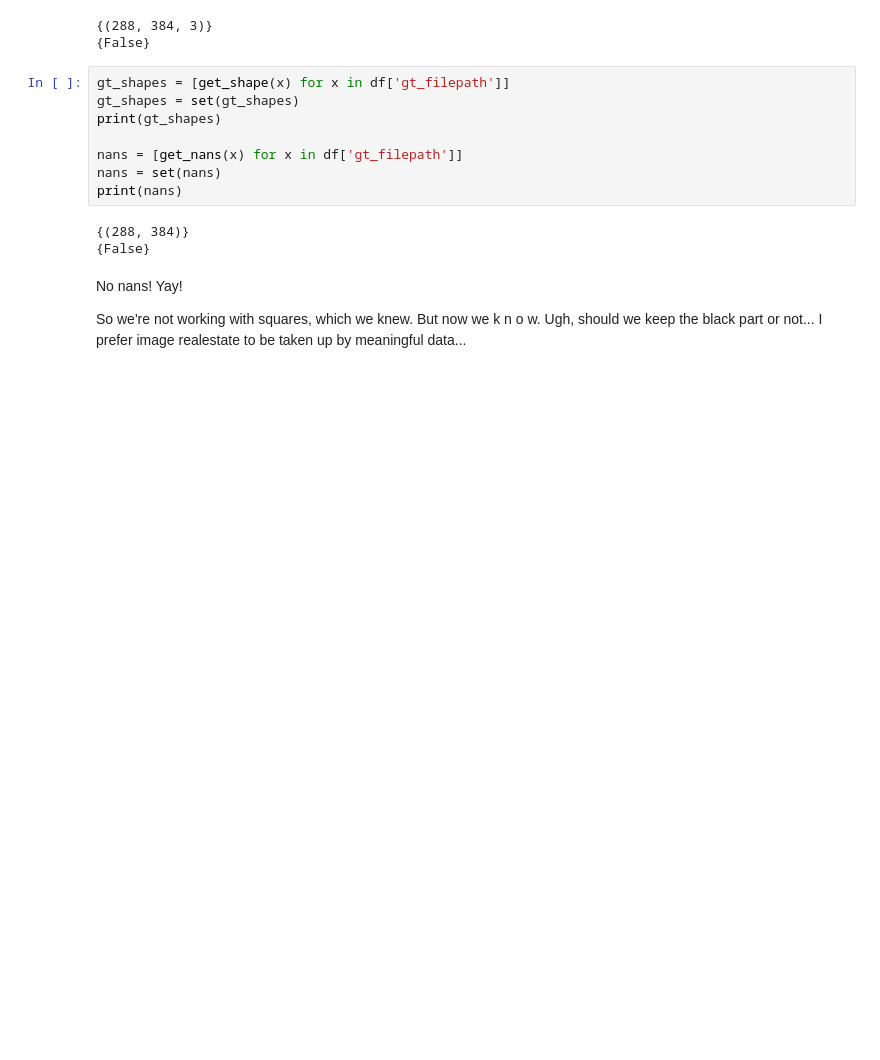
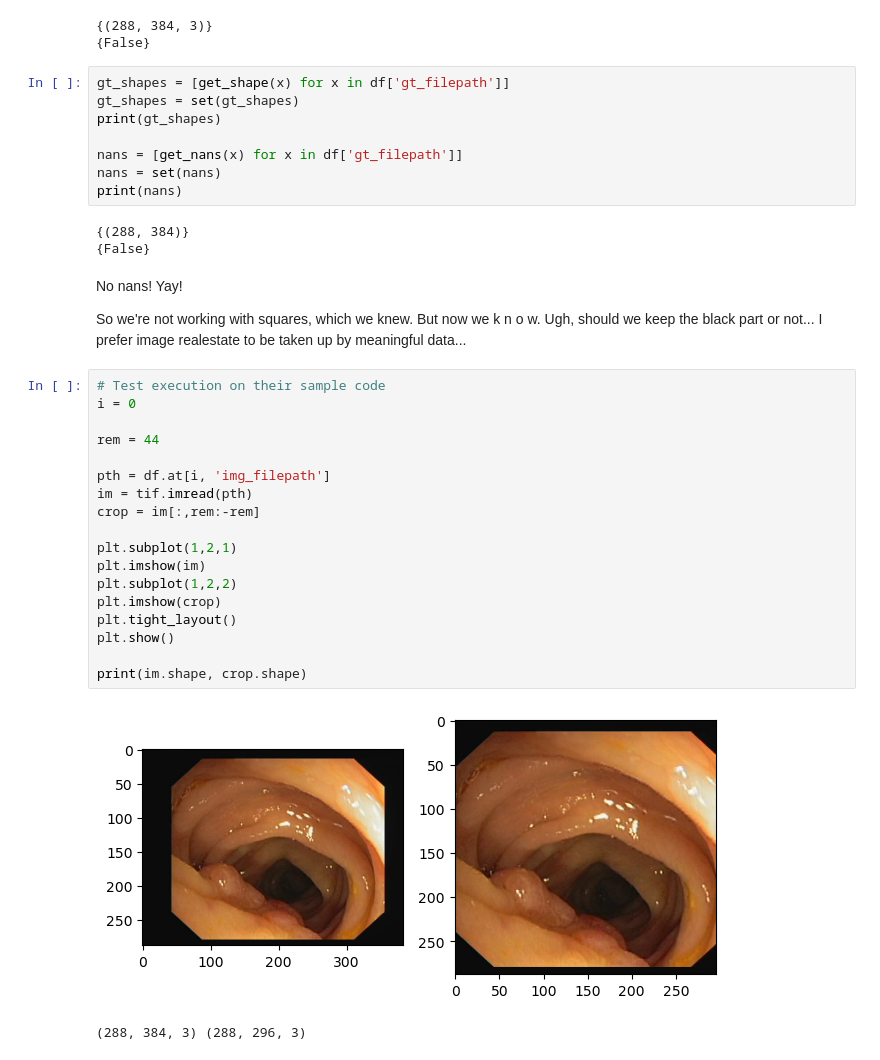
Before and after one commit to Mahi-Mai/SnekZone, a Jupyter notebook: notebooks/additional-image-validation.ipynb, the cells around one changed output. Drawn from its saved outputs; the diff is of its cells as text; blank space fills up the shorter version.

```diff
--- a/notebooks/additional-image-validation.ipynb
+++ b/notebooks/additional-image-validation.ipynb
@@ -76,3 +76,24 @@ print(nans)
 No nans!  Yay!
 
 So we're not working with squares, which we knew. But now we  k n o w.  Ugh, should we keep the black part or not... I prefer image realestate to be taken up by meaningful data...
+# %%
+# Test execution on their sample code
+i = 0
+
+rem = 44
+
+pth = df.at[i, 'img_filepath']
+im = tif.imread(pth)
+crop = im[:,rem:-rem]
+
+plt.subplot(1,2,1)
+plt.imshow(im)
+plt.subplot(1,2,2)
+plt.imshow(crop)
+plt.tight_layout()
+plt.show()
+
+print(im.shape, crop.shape)
+# %% [output]
+[figure, added]
+(288, 384, 3) (288, 296, 3)
```
Also changed, not shown: parts of 3 cells of this notebook, 16 other files.
